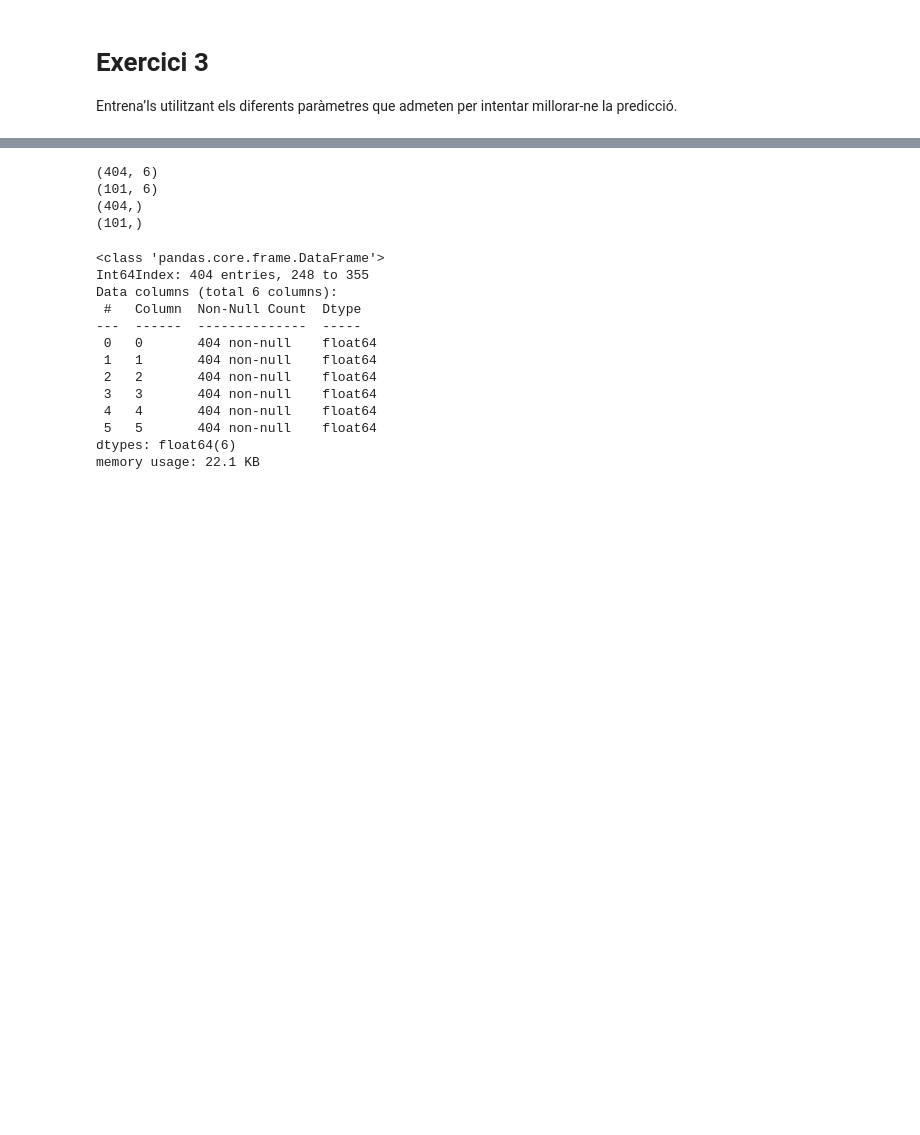
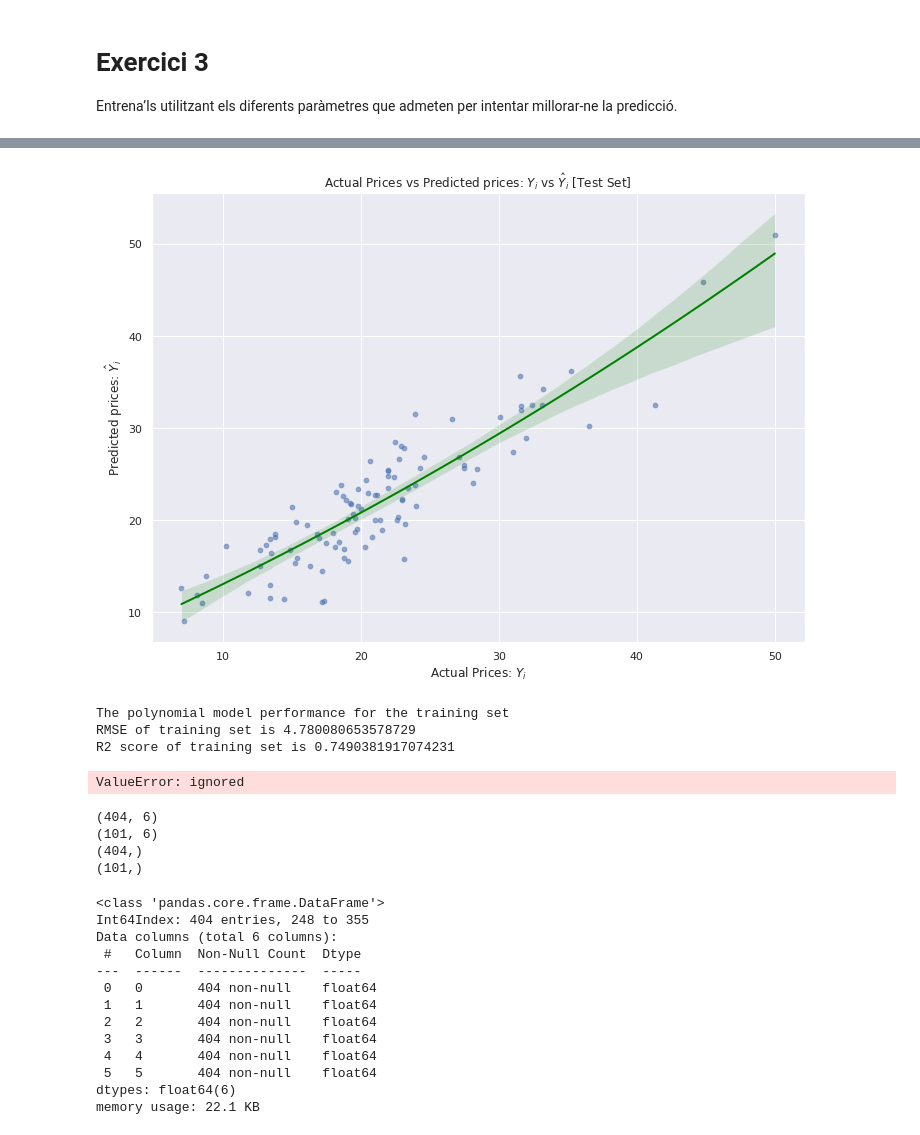
Before and after one commit to JMML2021/Tasca-M6-T01-ML_regressions-, a Jupyter notebook: 2_Sprint_6_Algoritmes_d’aprenentatge_supervisat_Regressió.ipynb, the cells around one changed output, grey strips where cells are left out. Cells and saved outputs as stored; diff of their text form; code cells hidden in the pictures; blank space fills up the shorter version.

```diff
--- a/2_Sprint_6_Algoritmes_d’aprenentatge_supervisat_Regressió.ipynb
+++ b/2_Sprint_6_Algoritmes_d’aprenentatge_supervisat_Regressió.ipynb
@@ -1062,3 +1123,41 @@ from sklearn.preprocessing import PolynomialFeatures
+# %%
+sns.scatterplot(Y_test, y_test_predicted_poly, alpha=0.4)
+sns.regplot(Y_test, y_test_predicted_poly, scatter_kws={'s': 20, 'alpha':0.3}, line_kws={'color':'green', 'linewidth': 2}, order=2)
+
+plt.xlabel("Actual Prices: $Y_i$")
+plt.ylabel("Predicted prices: $\hat{Y}_i$")
+plt.title("Actual Prices vs Predicted prices: $Y_i$ vs $\hat{Y}_i$ [Test Set]")
+
+plt.show()
+# %% [output]
+[figure, added]
+# %%
+# evaluating the model on training data-set
+rmse_train = np.sqrt(mean_squared_error(Y_train, y_train_predicted_poly))
+r2_train = r2_score(Y_train, y_train_predicted_poly)
+
+print("The polynomial model performance for the training set")
+print("RMSE of training set is {}".format(rmse_train))
+print("R2 score of training set is {}".format(r2_train))
+# %% [output]
+The polynomial model performance for the training set
+RMSE of training set is 4.780080653578729
+R2 score of training set is 0.7490381917074231
+# %%
+## Sin constante
+
+# ARREGLAT ESTA PARte
+
+modelo_2 = sm.OLS(Y_train, y_train_predicted_poly).fit()
+
+X_test_Polinomica = trans.fit_transform(X_test)
+
+predictions = modelo_2.predict(X_test_Polinomica ) # make the predictions by the model
+
+# Imprimimos el resumen del modelo
+print(modelo_2.summary())
+# %% [output]
+ValueError: ignored
 # %%
 X = pd.DataFrame(np.c_[df1['LSTAT'], df1['RM']], columns = ['LSTAT','RM'])
 
```
Also changed, not shown: parts of 33 cells of this notebook.
